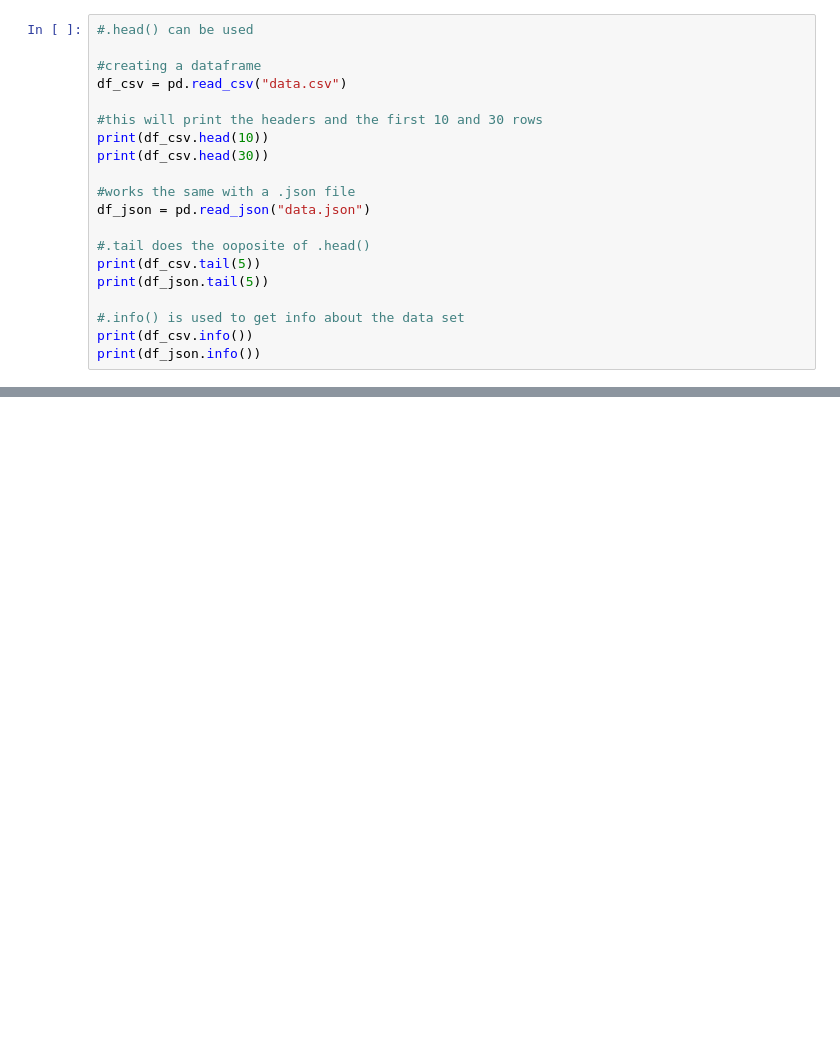
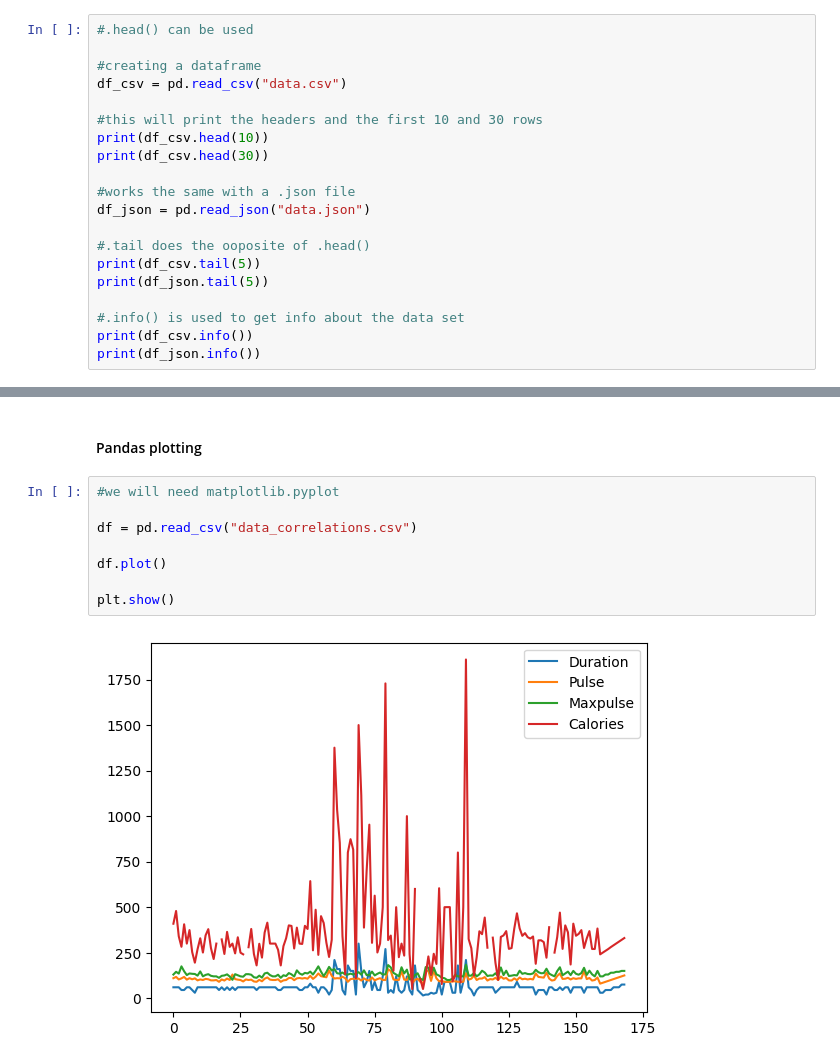
Before and after one commit to hiteshcool358358-crypto/Python-Projects, a Jupyter notebook: python_lib_notes/pandas/pandas_tutorial.ipynb, the cells around one changed output, grey strips where cells are left out. Drawn from its saved outputs; the diff is of its cells as text; blank space fills up the shorter version.

Commit message:
Learnt pandas plotting

```diff
--- a/python_lib_notes/pandas/pandas_tutorial.ipynb
+++ b/python_lib_notes/pandas/pandas_tutorial.ipynb
@@ -133,0 +278,12 @@ print(df_json.info())
+# %% [markdown]
+#### Pandas plotting
+# %%
+#we will need matplotlib.pyplot
+
+df = pd.read_csv("data_correlations.csv")
+
+df.plot()
+
+plt.show()
+# %% [output]
+[figure, added]
```
Also changed, not shown: parts of 20 cells of this notebook.
